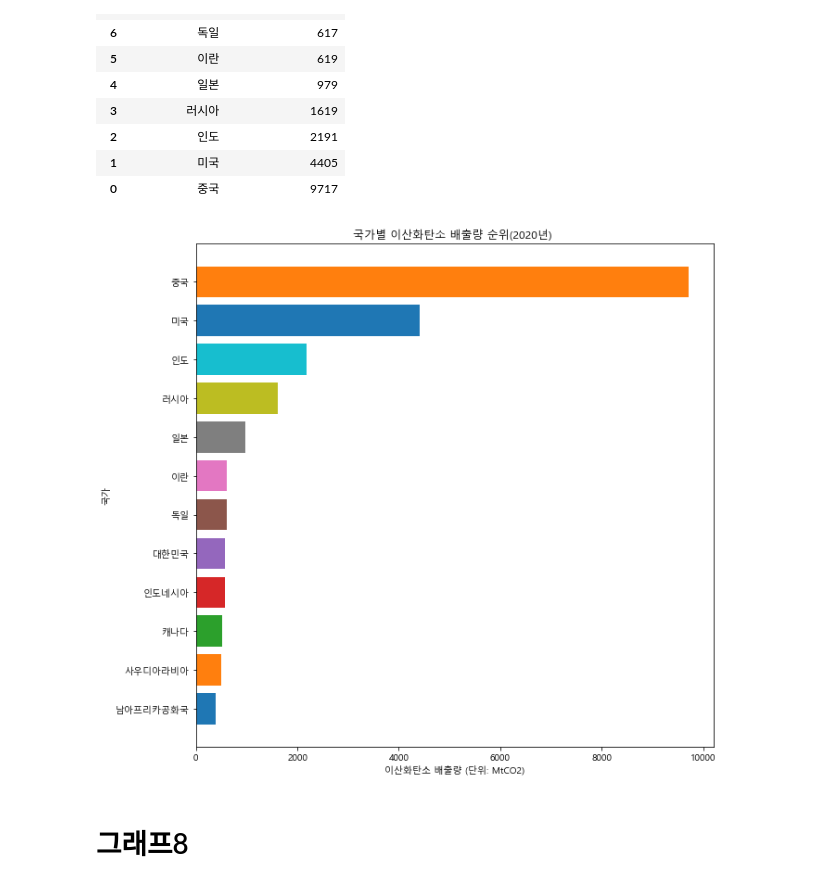
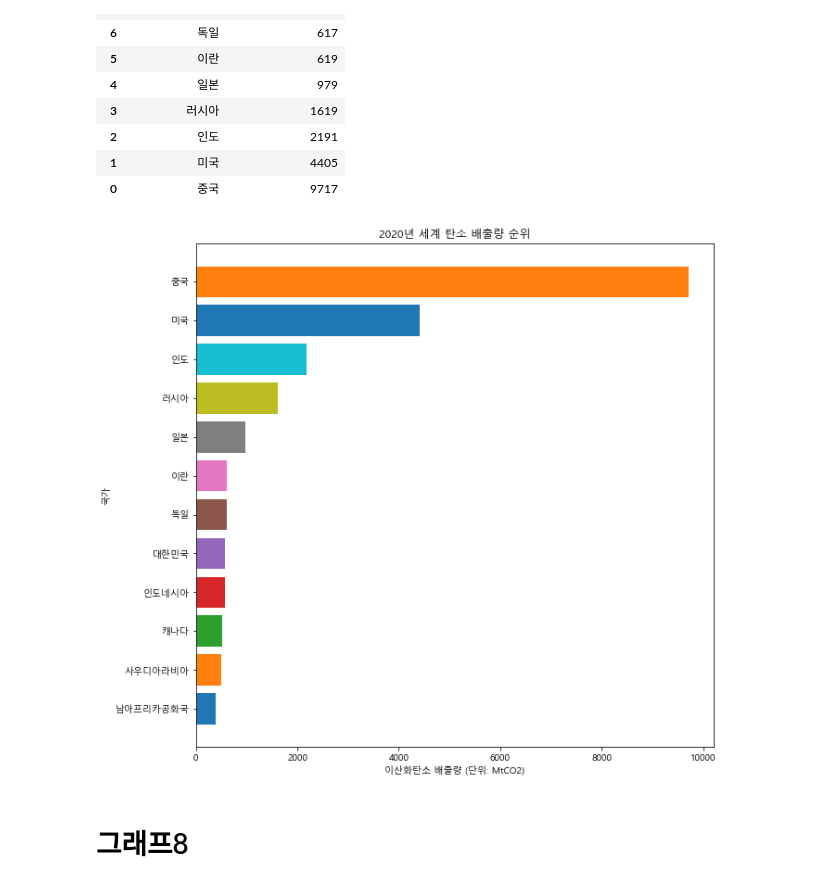
Before and after one commit to Eco-Financial/Eco-Financial, a Jupyter notebook: Visualization.ipynb, the cells around one changed output. Saved outputs shown, nothing was run; the diff lists cells and outputs as text; code cells hidden in the pictures.

```diff
--- a/Visualization.ipynb
+++ b/Visualization.ipynb
@@ -212,12 +237,12 @@ colors = sns.color_palette('tab10')
 # %%
 fig = plt.figure(figsize=(10,10))
 plt.xlabel('이산화탄소 배출량 (단위: MtCO2)')
 plt.ylabel('국가')
-plt.title('국가별 이산화탄소 배출량 순위(2020년) ')
+plt.title('2020년 세계 탄소 배출량 순위')
 plt.barh(x_label, y_emit, color=colors)
 plt.show()
 # %% [output]
-[figure, old version]
+[figure, new version]
 # %% [markdown]
 # 그래프8
 # %%
```
Also changed, not shown: parts of 8 cells of this notebook.
